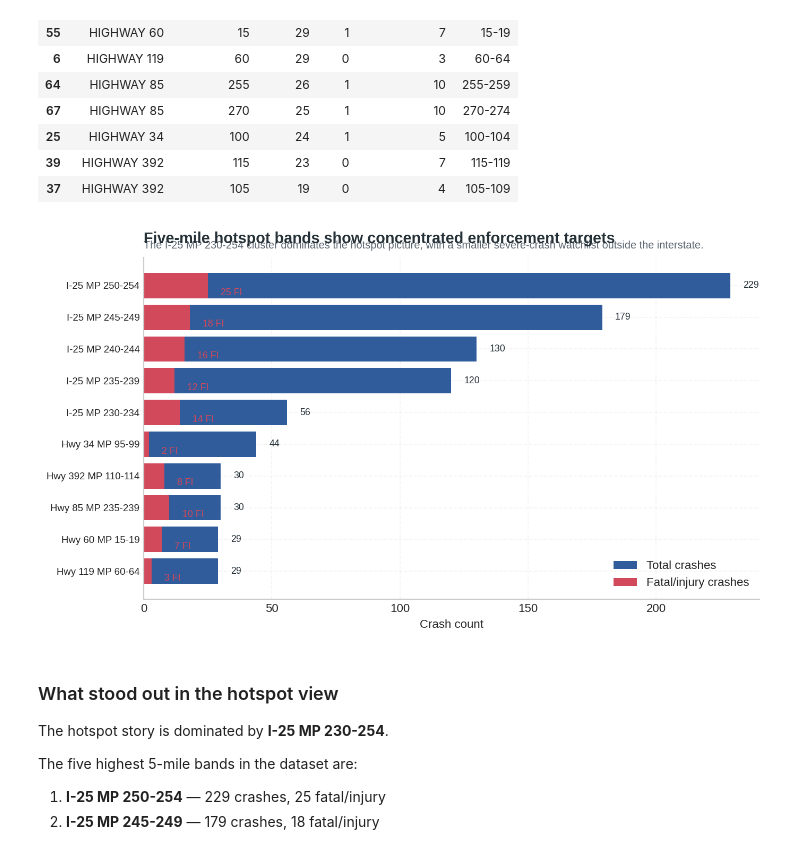
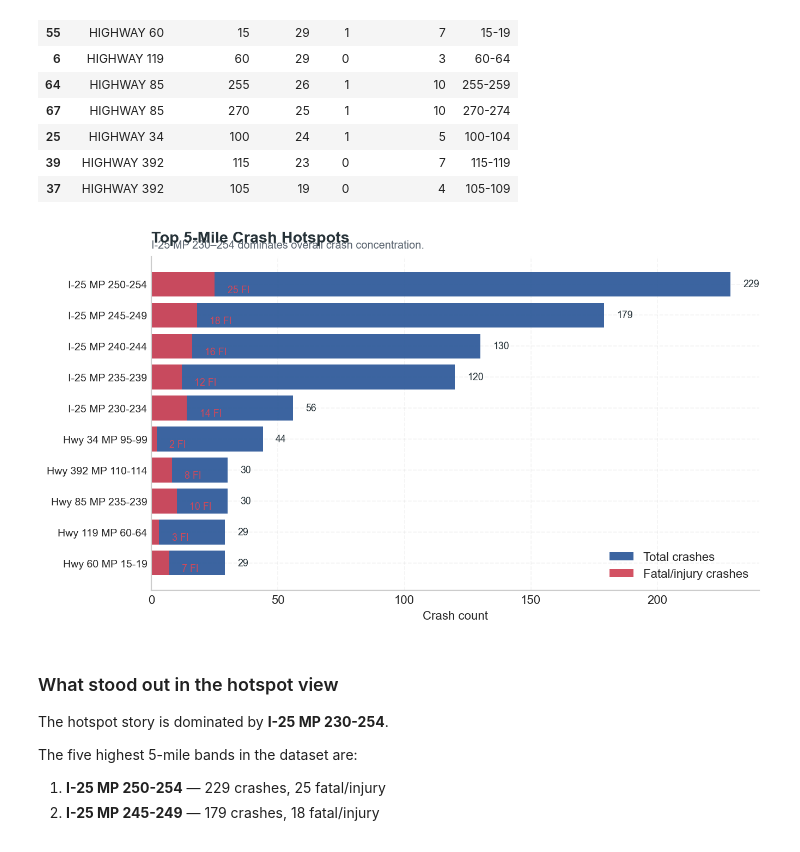
Before and after one commit to jhamm2315/troop3A_analysis, a Jupyter notebook: notebook/troop3A_tactical_analysis.ipynb, the cells around one changed output. Saved outputs shown, nothing was run; the diff lists cells and outputs as text; code cells hidden in the pictures.

```diff
--- a/notebook/troop3A_tactical_analysis.ipynb
+++ b/notebook/troop3A_tactical_analysis.ipynb
@@ -29,6 +29,12 @@ import matplotlib as mpl
 from pathlib import Path
 import re
 import textwrap
+from pathlib import Path
+
+DATA_PATH = Path("../data/troop3A_crash_data.xlsx")
+
+if not DATA_PATH.exists():
+    raise FileNotFoundError("Data file not found. Place it in the /data folder.")
 
 plt.style.use("seaborn-v0_8-whitegrid")
 mpl.rcParams.update({
@@ -48,7 +54,7 @@ SECONDARY = "#D1495B"   # severity / fatal-injury burden
 ACCENT = "#3CAEA3"      # supporting accent
 DARK = "#263238"
 
-DATA_PATH = Path("../Copy of 3A_2ndQtr_2021-2025_CrashHdr_8846552366611241510.xlsx")
+DATA_PATH = Path("../data/troop3A_crash_data.xlsx")
 OUTPUT_DIR = Path("charts")
 OUTPUT_DIR.mkdir(exist_ok=True, parents=True)
 
@@ -321,39 +412,85 @@ hotspots.head(15)
 | 37 | HIGHWAY 392 | 105 | 19 | 0 | 4 | 105-109 |
 # %%
 plot_hotspots = hotspots.head(10).copy()
+
 plot_hotspots["label"] = (
-    plot_hotspots["road_clean"].str.replace("INTERSTATE ", "I-").str.replace("HIGHWAY ", "Hwy ")
+    plot_hotspots["road_clean"]
+    .str.replace("INTERSTATE ", "I-", regex=False)
+    .str.replace("HIGHWAY ", "Hwy ", regex=False)
     + " MP " + plot_hotspots["segment"]
 )
+
 plot_hotspots = plot_hotspots.sort_values("crashes")
 
-fig, ax = plt.subplots(figsize=(8.7, 5.0))
+fig, ax = plt.subplots(figsize=(9.0, 5.4))
 y = np.arange(len(plot_hotspots))
 
-ax.barh(y, plot_hotspots["crashes"], color=PRIMARY, label="Total crashes")
-ax.barh(y, plot_hotspots["fatal_or_injury"], color=SECONDARY, label="Fatal/injury crashes")
+# Bars
+bars_total = ax.barh(
+    y,
+    plot_hotspots["crashes"],
+    color=PRIMARY,
+    alpha=0.95,
+    label="Total crashes"
+)
 
+bars_fi = ax.barh(
+    y,
+    plot_hotspots["fatal_or_injury"],
+    color=SECONDARY,
+    alpha=0.95,
+    label="Fatal/injury crashes"
+)
+
+# Title / subtitle
 executive_axes(
     ax,
-    "Five-mile hotspot bands show concentrated enforcement targets",
-    "The I-25 MP 230-254 cluster dominates the hotspot picture, with a smaller severe-crash watchlist outside the interstate.",
+    "Top 5-Mile Crash Hotspots",
+    "I-25 MP 230–254 dominates overall crash concentration.",
     xlabel="Crash count"
 )
 
+# Y labels
 ax.set_yticks(y)
-ax.set_yticklabels(plot_hotspots["label"], fontsize=8.4)
+ax.set_yticklabels(plot_hotspots["label"], fontsize=8.8)
 
-for i, (crashes, severe) in enumerate(zip(plot_hotspots["crashes"], plot_hotspots["fatal_or_injury"])):
-    ax.text(crashes + 5, i, f"{int(crashes)}", va="center", fontsize=8, color=DARK)
+# Value labels
+for bar in bars_total:
+    width = bar.get_width()
+    y_pos = bar.get_y() + bar.get_height() / 2
+    ax.text(
+        width + 5,
+        y_pos,
+        f"{int(width)}",
+        va="center",
+        ha="left",
+        fontsize=8,
+        color=DARK
+    )
+
+for bar, severe in zip(bars_fi, plot_hotspots["fatal_or_injury"]):
     if severe > 0:
-        ax.text(severe + 5, i - 0.22, f"{int(severe)} FI", va="center", fontsize=8, color=SECONDARY)
+        width = bar.get_width()
+        y_pos = bar.get_y() + bar.get_height() / 2
+        ax.text(
+            width + 5,
+            y_pos - 0.18,
+            f"{int(severe)} FI",
+            va="center",
+            ha="left",
+            fontsize=8,
+            color=SECONDARY
+        )
 
+# Legend
 ax.legend(loc="lower right")
-fig.tight_layout()
-fig.savefig(OUTPUT_DIR / "04_hotspots.png", bbox_inches="tight")
+
+# Final layout
+fig.subplots_adjust(top=0.82)
+fig.savefig(OUTPUT_DIR / "04_hotspots.png", bbox_inches="tight", pad_inches=0.35)
 plt.show()
 # %% [output]
-[figure, old version]
+[figure, new version]
 # %% [markdown]
 ### What stood out in the hotspot view
 The hotspot story is dominated by **I-25 MP 230-254**.
```
Also changed, not shown: parts of 6 cells of this notebook, 6 other files.
